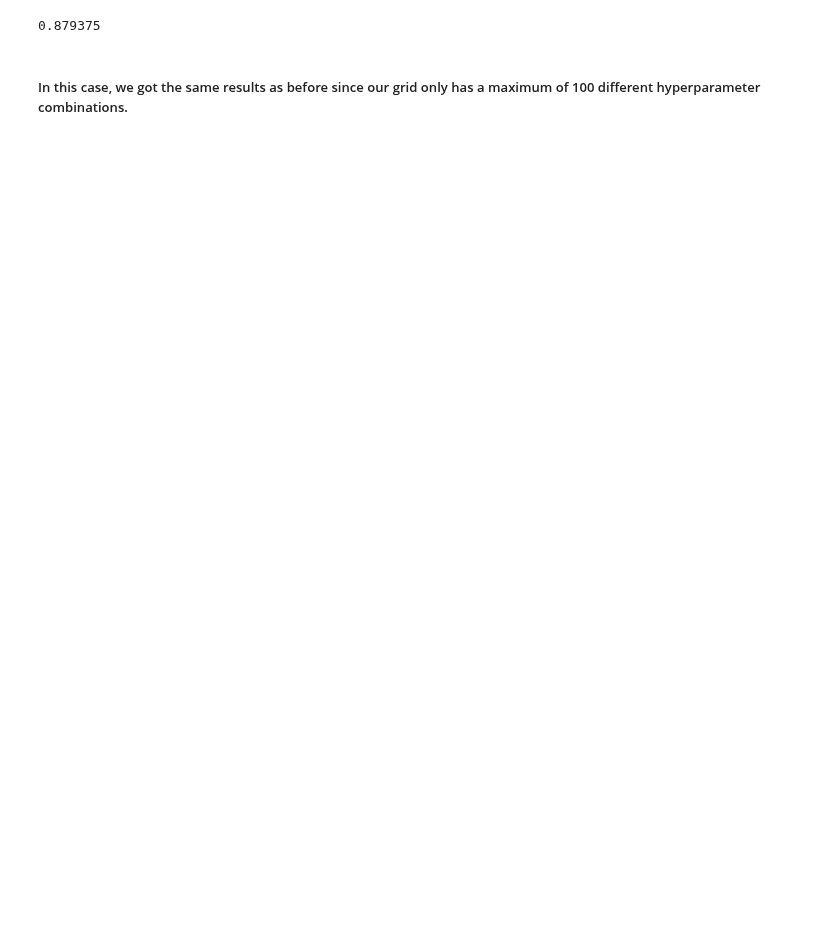
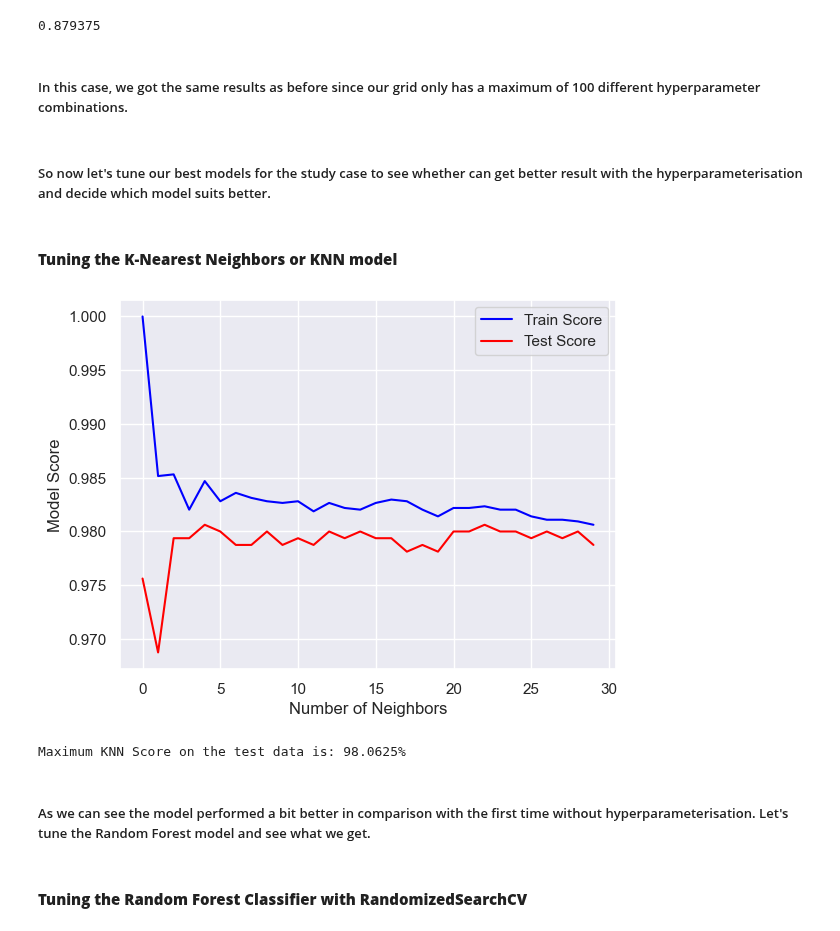
Before and after one commit to alonsobern/Data-Mining-Machine-Learning, a Jupyter notebook: Banana Quality/Banana_Quality.ipynb, the cells around one changed output. Saved outputs shown, nothing was run; the diff lists cells and outputs as text; code cells hidden in the pictures; blank space fills up the shorter version.

```diff
--- a/Banana Quality/Banana_Quality.ipynb
+++ b/Banana Quality/Banana_Quality.ipynb
@@ -538,3 +542,48 @@ gs_log_reg.score(X_test, y_test)
 0.879375
 # %% [markdown]
 #####  In this case, we got the same results as before since our grid only has a maximum of 100 different hyperparameter combinations.
+# %% [markdown]
+##### So now let's tune our best models for the study case to see whether can get better result with the hyperparameterisation and decide which model suits better.
+# %% [markdown]
+#### **Tuning the K-Nearest Neighbors or KNN model**
+# %%
+train_score = []
+test_score = []
+
+# Creating a list of different values for n_neighbors
+neighbors = range(1,31)
+# %%
+# Initialising the algorithm
+knn = KNeighborsClassifier()
+
+for i in neighbors:
+
+    # Set the n_neighbors value
+    knn.set_params(n_neighbors = i)
+
+    # Fitting the algorithm
+    knn.fit(X_train, y_train)
+
+    # Updating the test and train score list
+    train_score.append(knn.score(X_train, y_train))
+    test_score.append(knn.score(X_test, y_test))
+# %%
+# Plotting the result of Train and Test score
+sns.set(style="darkgrid", palette="pastel")
+sns.lineplot(train_score, color="blue", label="Train Score")
+sns.lineplot(test_score, color="red", label="Test Score")
+#plt.xticks(np.arange(1, 31, 1))
+plt.xlabel("Number of Neighbors")
+plt.ylabel("Model Score")
+plt.show()
+# %% [output]
+[figure, added]
+# %%
+#Finding the best score for the KNN
+print(f"Maximum KNN Score on the test data is: {max(test_score)*100}%")
+# %% [output]
+Maximum KNN Score on the test data is: 98.0625%
+# %% [markdown]
+##### As we can see the model performed a bit better in comparison with the first time without hyperparameterisation. Let's tune the Random Forest model and see what we get.
+# %% [markdown]
+#### **Tuning the Random Forest Classifier with RandomizedSearchCV**
```
Also changed, not shown: parts of 17 cells of this notebook.
